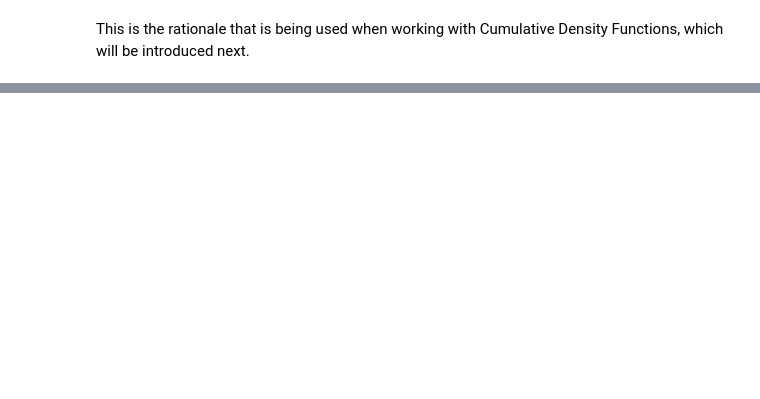
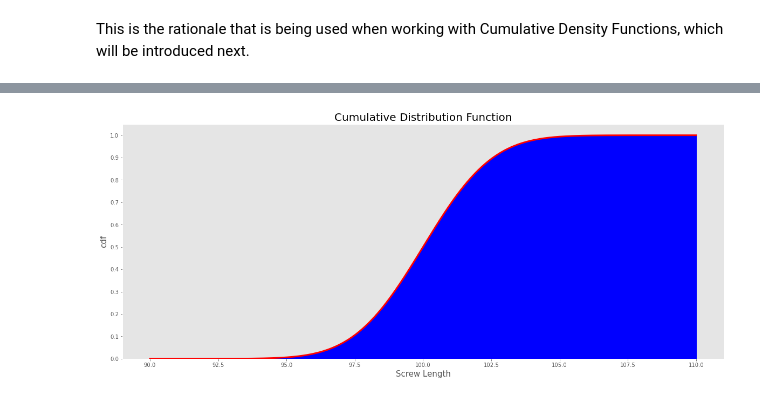
Before and after one commit to code-JOA/Introduction-to-Python, a Jupyter notebook: Statistics/Introduction To Statistics/05a.Cumulative Distribution Function.ipynb, the cells around one changed output, grey strips where cells are left out. Drawn from its saved outputs; the diff is of its cells as text; code cells hidden in the pictures; blank space fills up the shorter version.

```diff
--- a/Statistics/Introduction To Statistics/05a.Cumulative Distribution Function.ipynb
+++ b/Statistics/Introduction To Statistics/05a.Cumulative Distribution Function.ipynb
@@ -75,0 +179,21 @@ $$\large F_X(85)- F_X(82)	\approx 0.95-0.6 = 0.35$$
+# %%
+mu = 100
+sigma = 2
+size = 1000000
+# %%
+pop = np.random.normal(loc=mu , scale=sigma , size=size)
+# %%
+x = np.linspace(90, 110 , 1000)
+y = stats.norm.cdf(x , loc=mu , scale = sigma)
+# %%
+plt.figure(figsize = (20, 8))
+plt.hist(pop, bins = 1000, color = "blue" ,density= True, cumulative= True)
+plt.plot(x, y, color = "red", linewidth = 3)
+plt.grid()
+plt.title("Cumulative Distribution Function", fontsize = 20)
+plt.xlabel("Screw Length", fontsize = 15)
+plt.ylabel("cdf", fontsize = 15)
+plt.yticks(np.arange(0, 1.1, 0.1))
+plt.show()
+# %% [output]
+[figure, added]
```
Also changed, not shown: parts of 17 cells of this notebook, 1 other file.
